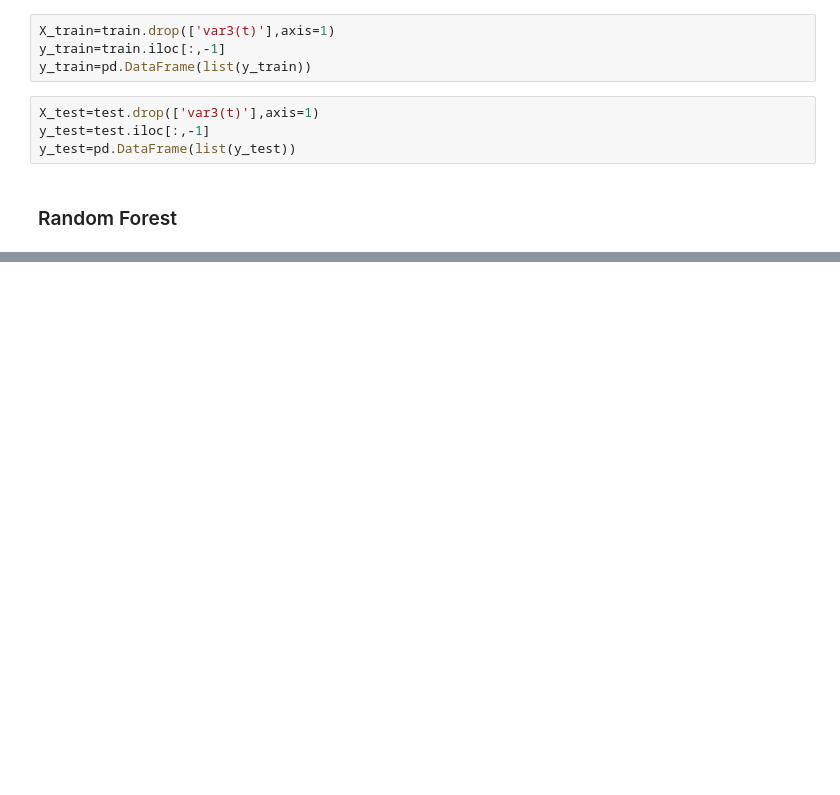
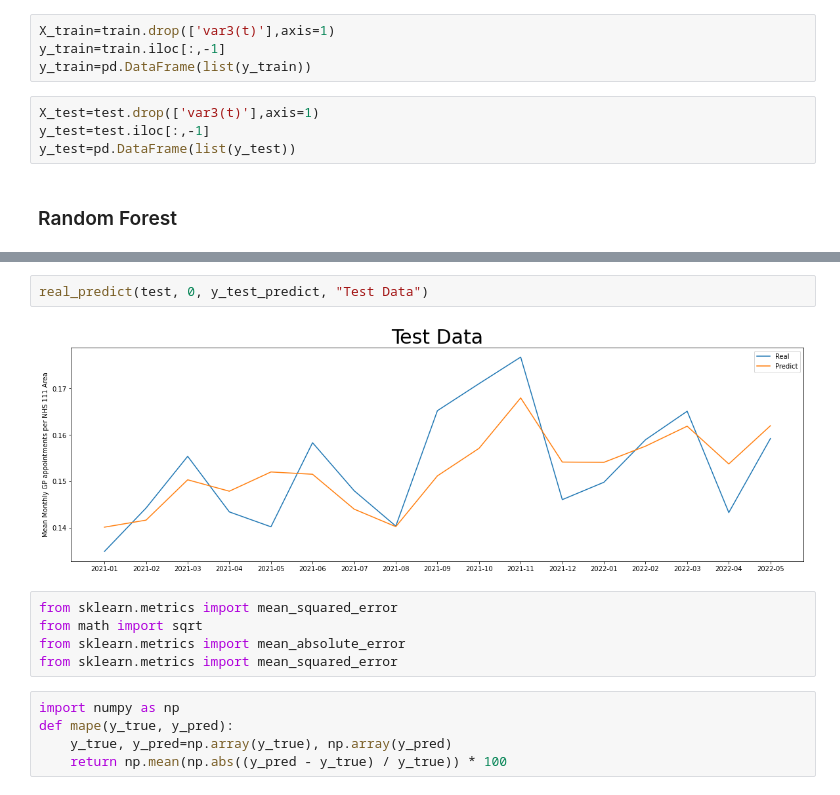
Before and after one commit to loveRDJ/DataScienceProject, a Jupyter notebook: Models.ipynb, the cells around one changed output, grey strips where cells are left out. Drawn from its saved outputs; the diff is of its cells as text; blank space fills up the shorter version.

```diff
--- a/Models.ipynb
+++ b/Models.ipynb
@@ -750,0 +474,14 @@ Test RMSE: 0.115515436033265
+# %%
+real_predict(test, 0, y_test_predict, "Test Data")
+# %% [output]
+[figure, added]
+# %%
+from sklearn.metrics import mean_squared_error
+from math import sqrt
+from sklearn.metrics import mean_absolute_error
+from sklearn.metrics import mean_squared_error
+# %%
+import numpy as np
+def mape(y_true, y_pred):
+    y_true, y_pred=np.array(y_true), np.array(y_pred)
+    return np.mean(np.abs((y_pred - y_true) / y_true)) * 100
```
Also changed, not shown: parts of 77 cells of this notebook.
